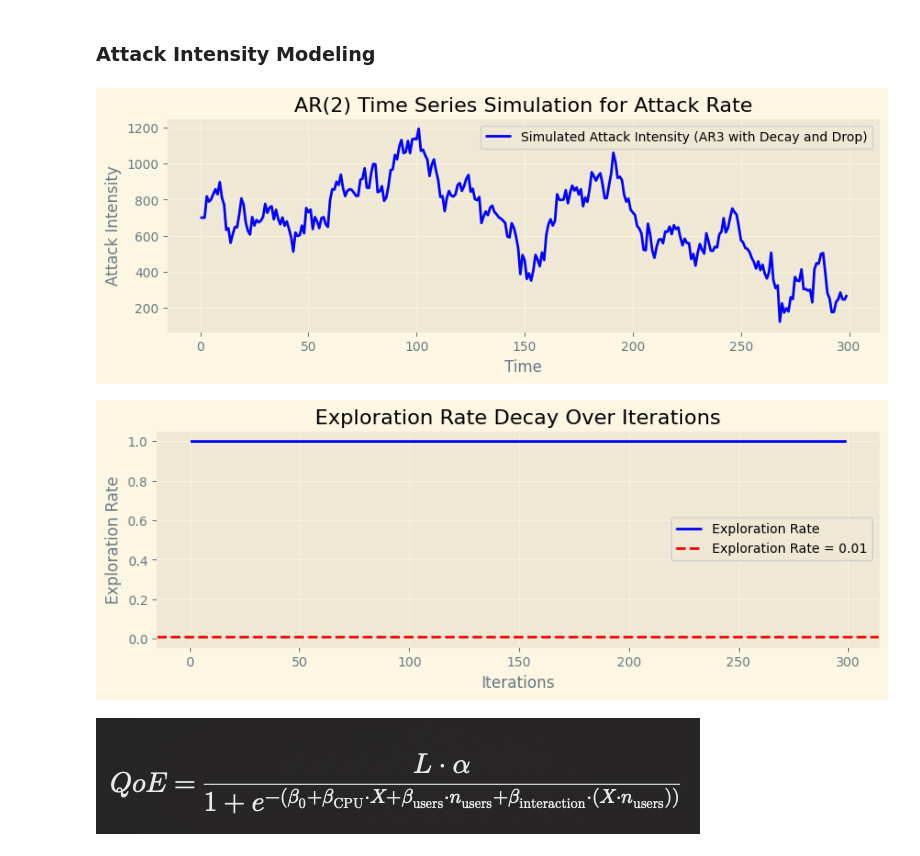
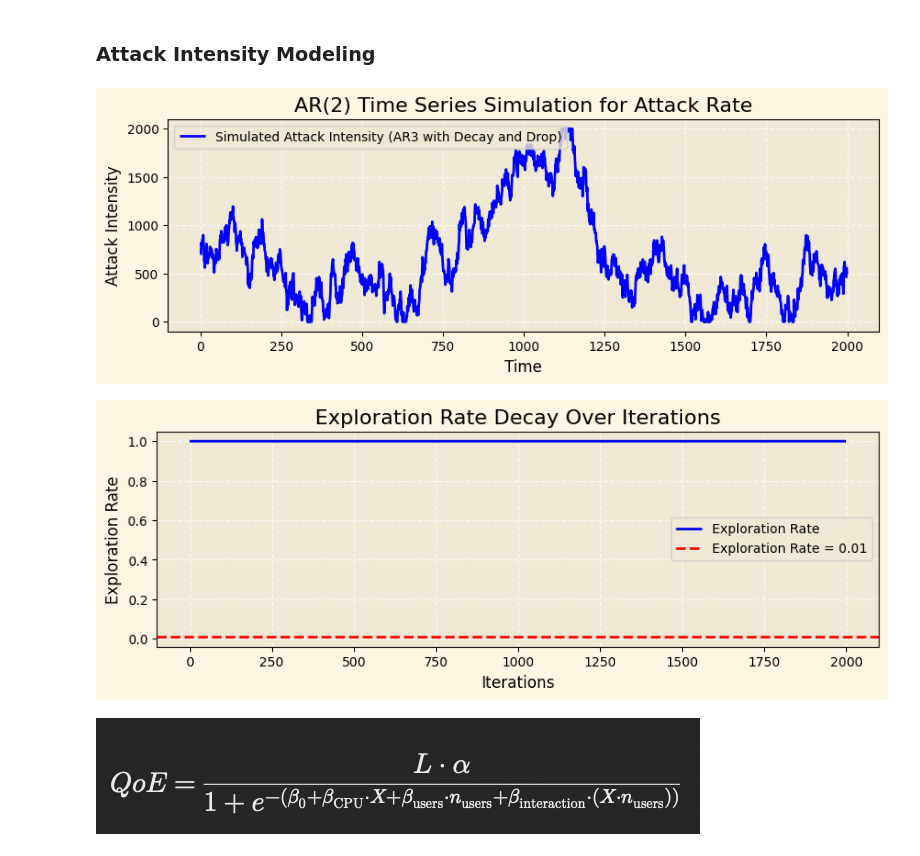
Before and after one commit to VincentSheh/NA_Model_Evaluation, a Jupyter notebook: Simulation/simulate.ipynb, the cells around one changed output. Cells and saved outputs as stored; diff of their text form; code cells hidden in the pictures.

```diff
--- a/Simulation/simulate.ipynb
+++ b/Simulation/simulate.ipynb
@@ -531,7 +489,7 @@ np.random.seed(4022)
 
 
 # Parameters
-time_steps = 300
+time_steps = 2000
 baseline_intensity = 700
 fluctuation_intensity = 60
 spike_prob = 0.0
@@ -553,35 +511,35 @@ plt.plot(intensity_series, label="Simulated Attack Intensity (AR3 with Decay and
 plt.xlabel("Time")
 plt.ylabel("Attack Intensity")
 plt.title("AR(2) Time Series Simulation for Attack Rate")
 plt.legend()
 plt.show()
 initial_exploration_rate = 1.0
 exploration_decay = 0.9995
 commit_steps=3000
 # Calculate exploration rate over each iteration
 exploration_rates = [
     initial_exploration_rate if i < commit_steps
     else initial_exploration_rate * (exploration_decay ** (i - commit_steps))
     for i in range(time_steps)
 ]
 
 # Plotting
 plt.figure(figsize=(10, 3))
 plt.plot(range(time_steps), exploration_rates, label="Exploration Rate", color="blue")
 plt.axhline(0.01, color="red", linestyle="--", label="Exploration Rate = 0.01")
 
 # Mark the iteration where exploration rate reaches approximately 0.01
 
 # Labels and title
 plt.title("Exploration Rate Decay Over Iterations")
 plt.xlabel("Iterations")
 plt.ylabel("Exploration Rate")
 plt.legend()
 plt.grid(True)
 plt.show()
 # %% [output]
-[figure, old version]
+[figure, new version]
-[figure, old version]
+[figure, new version]
 # %% [markdown]
 ![image.png](attachment:image.png)
 # %% [markdown]
```
Also changed, not shown: parts of 12 cells of this notebook, 10 other files.
